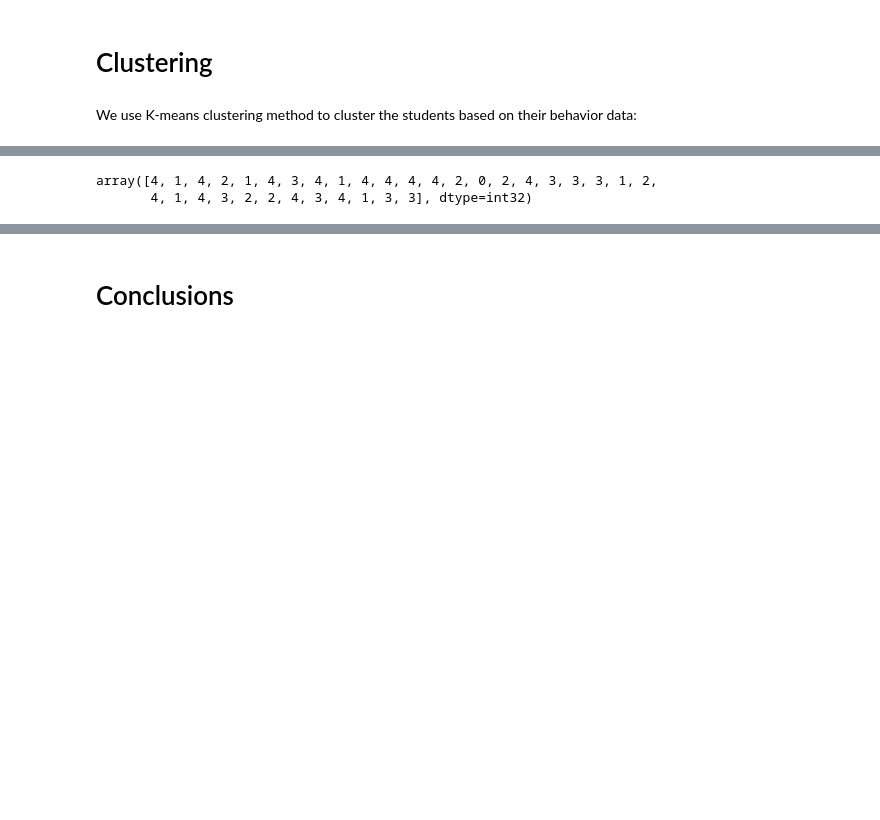
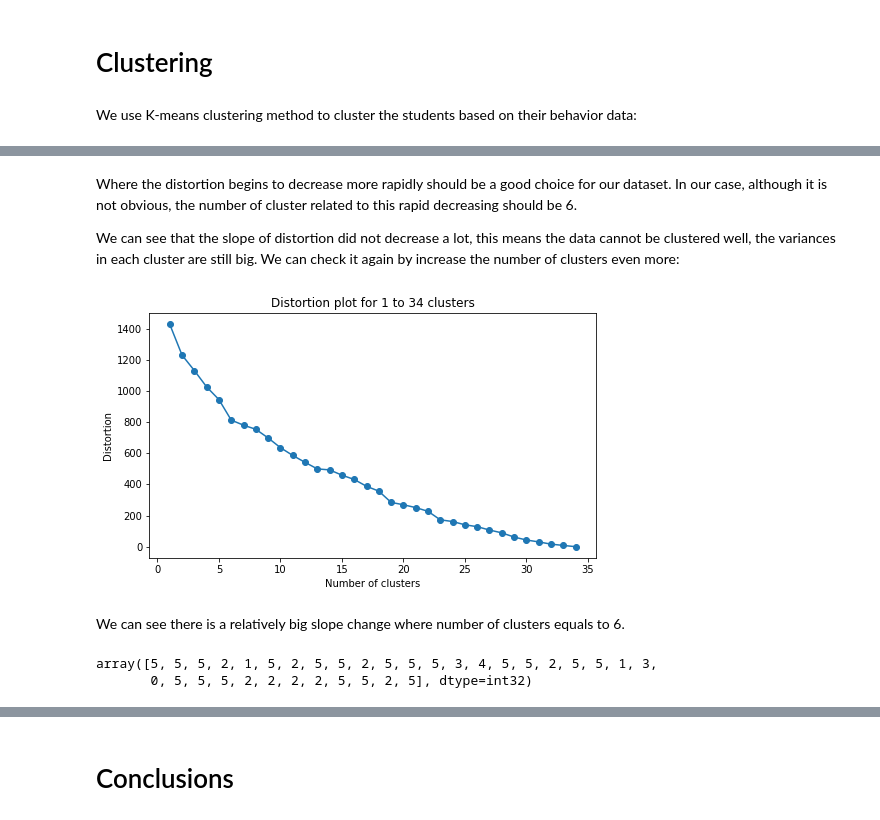
Before and after one commit to ZhenghaoXiao32/educational-process-mining, a Jupyter notebook: educational_process_mining.ipynb, the cells around one changed output, grey strips where cells are left out. Saved outputs shown, nothing was run; the diff lists cells and outputs as text; code cells hidden in the pictures; blank space fills up the shorter version.

```diff
--- a/educational_process_mining.ipynb
+++ b/educational_process_mining.ipynb
@@ -1605,2 +1656,34 @@ from sklearn.cluster import KMeans
+# %% [markdown]
+Where the distortion begins to decrease more rapidly should be a good choice for our dataset. In our case, although it is not obvious, the number of cluster related to this rapid decreasing should be 6.
+
+We can see that the slope of distortion did not decrease a lot, this means the data cannot be clustered well, the variances in each cluster are still big. We can check it again by increase the number of clusters even more:
+# %%
+# calculate distortion for a range of number of cluster
+distortions = []
+for i in range(1, 35):
+    km = KMeans(
+        n_clusters=i, init='random',
+        n_init=10, max_iter=300,
+        tol=1e-04, random_state=0
+    )
+    km.fit(X)
+    distortions.append(km.inertia_)
+
+# plot
+plt.figure(figsize=(8,4.5))
+plt.plot(range(1, 35), distortions, marker='o')
+plt.xlabel('Number of clusters')
+plt.ylabel('Distortion')
+plt.title('Distortion plot for 1 to 34 clusters')
+plt.show()
+# %% [output]
+[figure, added]
+# %% [markdown]
+We can see there is a relatively big slope change where number of clusters equals to 6.
 # %%
-km = KMeans(n_clusters=5, init='random', n_init=10, max_iter=300, tol=1e-04, random_state=1115)
+km = KMeans(n_clusters=6, init='random', n_init=10, max_iter=300, tol=1e-04, random_state=1115)
+y_km = km.fit_predict(X)
+y_km
+# %% [output]
+array([5, 5, 5, 2, 1, 5, 2, 5, 5, 2, 5, 5, 5, 3, 4, 5, 5, 2, 5, 5, 1, 3,
+       0, 5, 5, 5, 2, 2, 2, 2, 5, 5, 2, 5], dtype=int32)
@@ -1609,7 +1690,2 @@ y_km = km.fit_predict(X)
-# %%
-y_km
-# %% [output]
-array([4, 1, 4, 2, 1, 4, 3, 4, 1, 4, 4, 4, 4, 2, 0, 2, 4, 3, 3, 3, 1, 2,
-       4, 1, 4, 3, 2, 2, 4, 3, 4, 1, 3, 3], dtype=int32)
 # %%
 df_clean['cluster'] = y_km
```
Also changed, not shown: parts of 29 cells of this notebook.
